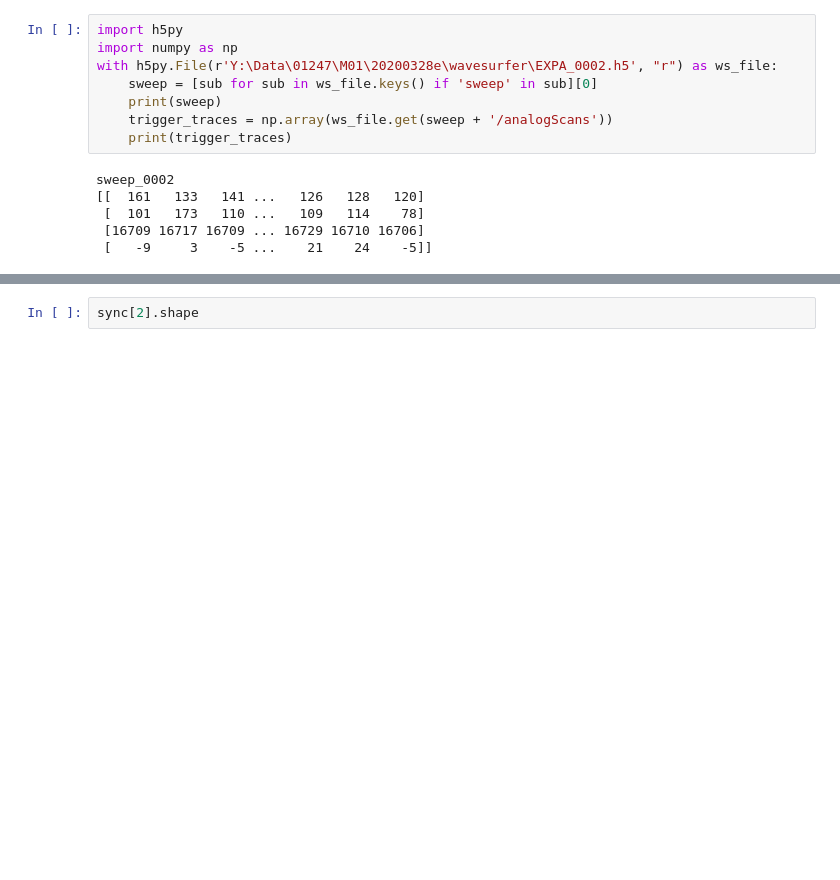
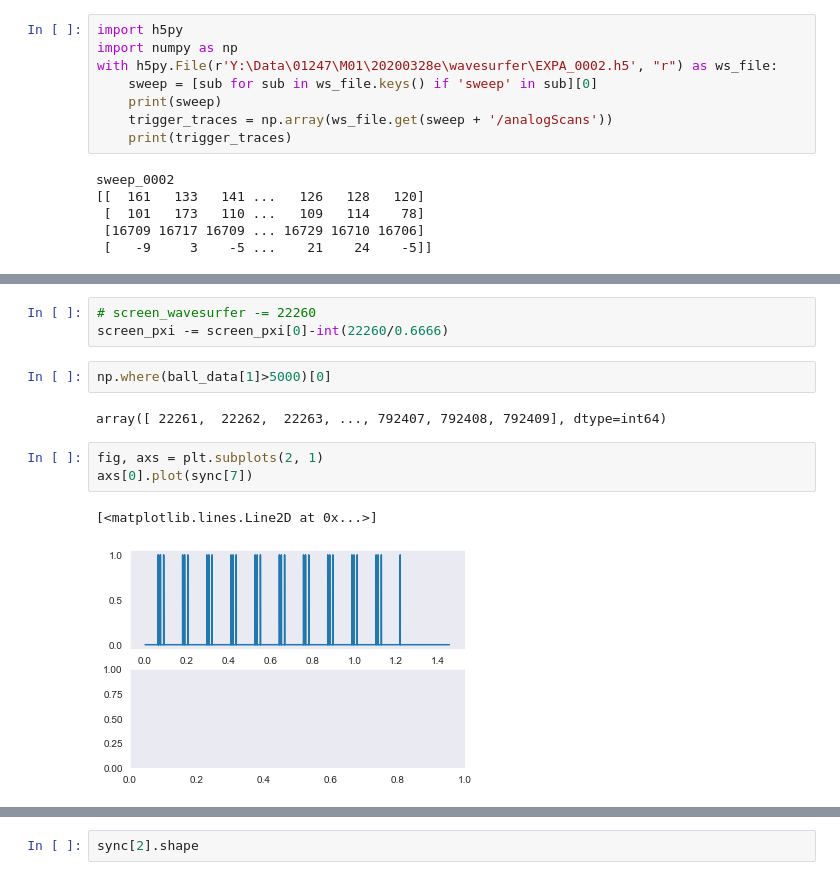
Before and after one commit to bramn22/DatajointVEIDB, a Jupyter notebook: notebooks/datajoint.ipynb, the cells around one changed output, grey strips where cells are left out. Drawn from its saved outputs; the diff is of its cells as text; blank space fills up the shorter version.

```diff
--- a/notebooks/datajoint.ipynb
+++ b/notebooks/datajoint.ipynb
@@ -118,0 +189,13 @@ np.where(sync[3]>0.5)
+# %%
+# screen_wavesurfer -= 22260
+screen_pxi -= screen_pxi[0]-int(22260/0.6666)
+# %%
+np.where(ball_data[1]>5000)[0]
+# %% [output]
+array([ 22261,  22262,  22263, ..., 792407, 792408, 792409], dtype=int64)
+# %%
+fig, axs = plt.subplots(2, 1)
+axs[0].plot(sync[7])
+# %% [output]
+[<matplotlib.lines.Line2D at 0x...>]
+[figure, added]
```
Also changed, not shown: parts of 33 cells of this notebook, 3 other files.
